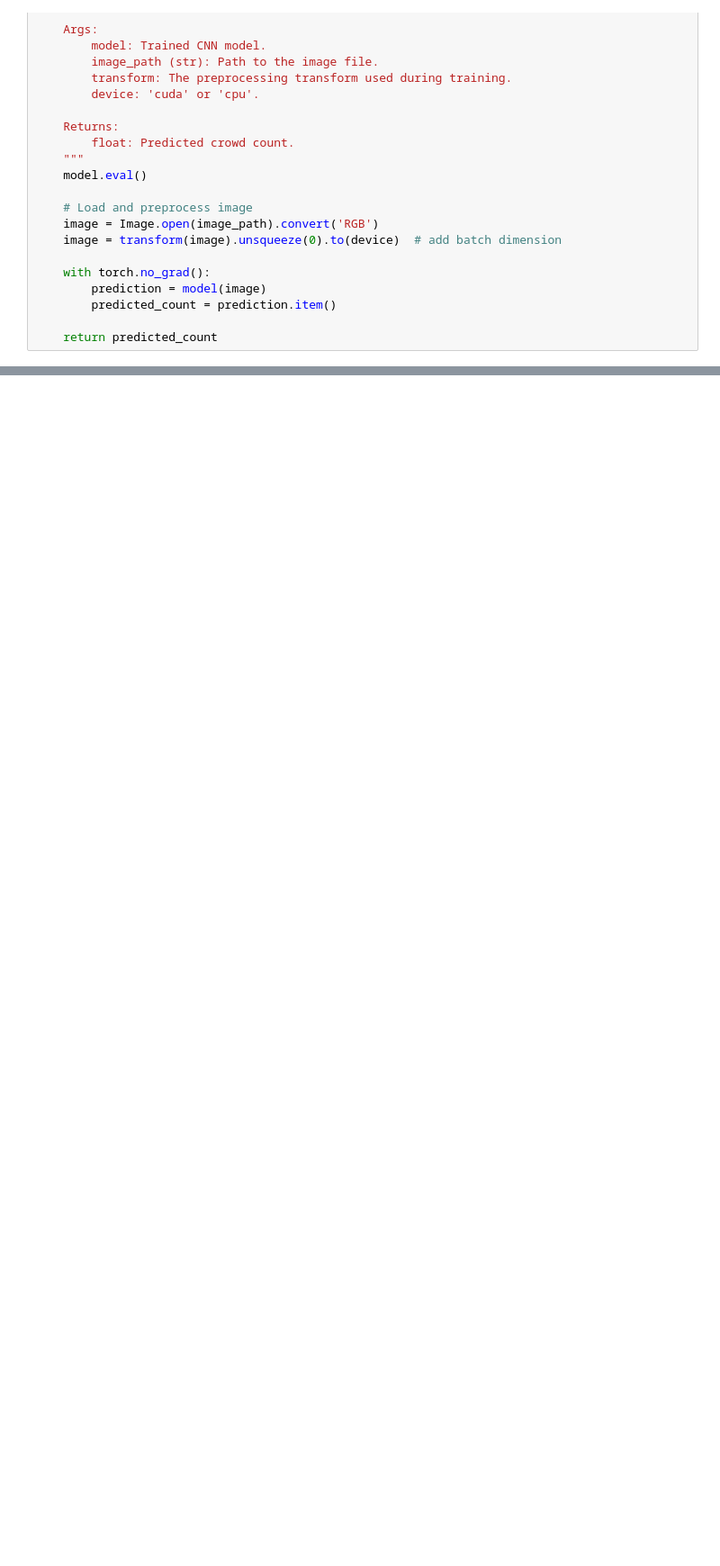
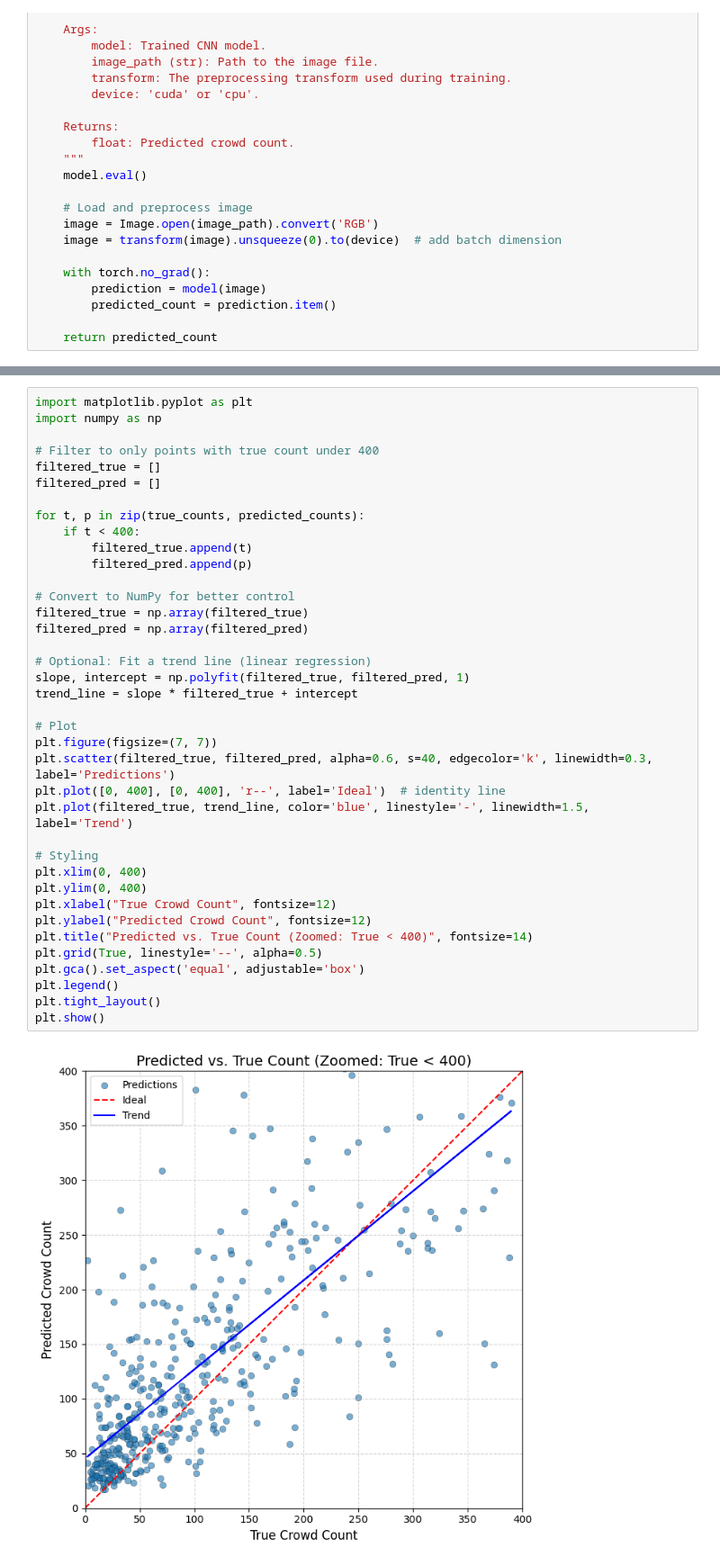
Before and after one commit to zub19/crowdNN, a Jupyter notebook: CNN.ipynb, the cells around one changed output, grey strips where cells are left out. Shown at 90% size. Cells and saved outputs as stored; diff of their text form; blank space fills up the shorter version.

```diff
--- a/CNN.ipynb
+++ b/CNN.ipynb
@@ -489,0 +694,40 @@ Status: Packed
+# %%
+import matplotlib.pyplot as plt
+import numpy as np
+
+# Filter to only points with true count under 400
+filtered_true = []
+filtered_pred = []
+
+for t, p in zip(true_counts, predicted_counts):
+    if t < 400:
+        filtered_true.append(t)
+        filtered_pred.append(p)
+
+# Convert to NumPy for better control
+filtered_true = np.array(filtered_true)
+filtered_pred = np.array(filtered_pred)
+
+# Optional: Fit a trend line (linear regression)
+slope, intercept = np.polyfit(filtered_true, filtered_pred, 1)
+trend_line = slope * filtered_true + intercept
+
+# Plot
+plt.figure(figsize=(7, 7))
+plt.scatter(filtered_true, filtered_pred, alpha=0.6, s=40, edgecolor='k', linewidth=0.3, label='Predictions')
+plt.plot([0, 400], [0, 400], 'r--', label='Ideal')  # identity line
+plt.plot(filtered_true, trend_line, color='blue', linestyle='-', linewidth=1.5, label='Trend')
+
+# Styling
+plt.xlim(0, 400)
+plt.ylim(0, 400)
+plt.xlabel("True Crowd Count", fontsize=12)
+plt.ylabel("Predicted Crowd Count", fontsize=12)
+plt.title("Predicted vs. True Count (Zoomed: True < 400)", fontsize=14)
+plt.grid(True, linestyle='--', alpha=0.5)
+plt.gca().set_aspect('equal', adjustable='box')
+plt.legend()
+plt.tight_layout()
+plt.show()
+# %% [output]
+[figure, added]
```
Also changed, not shown: parts of 13 cells of this notebook.
